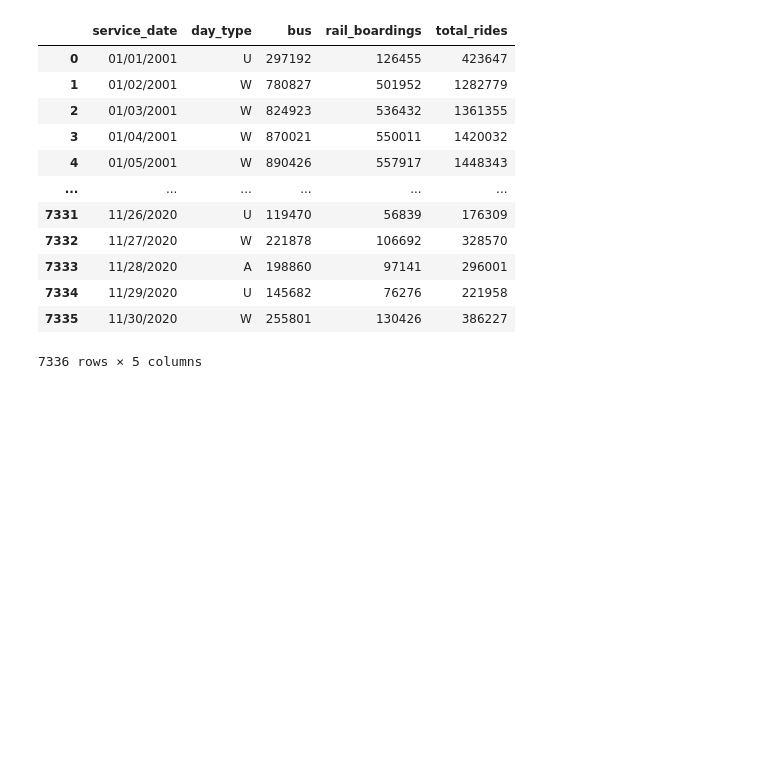
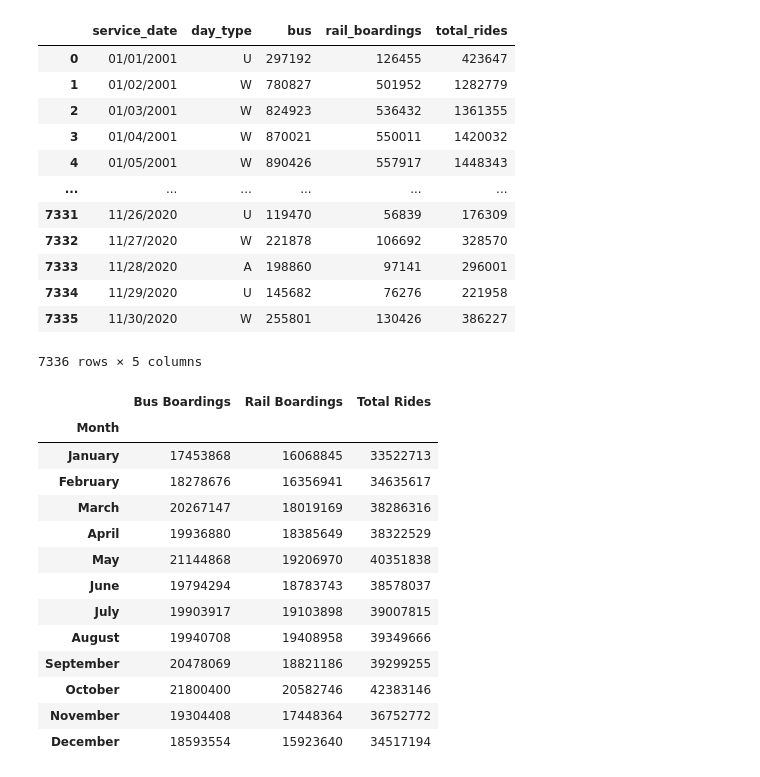
Before and after one commit to Slainte91/COVID-movement, a Jupyter notebook: cta/cta.ipynb, the cells around one changed output. Cells and saved outputs as stored; diff of their text form; code cells hidden in the pictures; blank space fills up the shorter version.

```diff
--- a/cta/cta.ipynb
+++ b/cta/cta.ipynb
@@ -24,24 +24,42 @@ cta_df
 # %%
 #grab 2019 dates
 first_df = cta_df[6636:6879]
 second_df = cta_df[6953:7074]
 
 #merge dataframes
 full_2019 = pd.merge(first_df, second_df, how='outer')
 
 #change service_date column to string for easier manipulation
 full_2019 = full_2019.astype({'service_date':'string'})
 #split service_date column to isolate months
 full_2019.service_date = full_2019.service_date.str.split('/', expand=True)
 #recast service_date as int
 full_2019 = full_2019.astype({'service_date':'int64'})
 #bin and group by month
 month_numbers = [0, 1, 2, 3, 4, 5, 6, 7, 8, 9, 10, 11, 12]
 month_names = ["January", "February", "March", "April", "May", "June", "July", "August", "September", "October", "November", "December"]
 full_2019['Month'] = pd.cut(full_2019['service_date'], month_numbers, labels=month_names)
 month_grouped_2019 = full_2019.groupby(['Month']).sum()
-#drop service_date column
+#drop service_date column, rename columns
 month_grouped_2019 = month_grouped_2019.drop(columns=['service_date'])
+month_grouped_2019 = month_grouped_2019.rename(columns={'bus': 'Bus Boardings',
+                                                        'rail_boardings': 'Rail Boardings',
+                                                       'total_rides': 'Total Rides'})
 month_grouped_2019
+# %% [output]
+|  | Bus Boardings | Rail Boardings | Total Rides |
+| Month |  |  |  |
+| January | 17453868 | 16068845 | 33522713 |
+| February | 18278676 | 16356941 | 34635617 |
+| March | 20267147 | 18019169 | 38286316 |
+| April | 19936880 | 18385649 | 38322529 |
+| May | 21144868 | 19206970 | 40351838 |
+| June | 19794294 | 18783743 | 38578037 |
+| July | 19903917 | 19103898 | 39007815 |
+| August | 19940708 | 19408958 | 39349666 |
+| September | 20478069 | 18821186 | 39299255 |
+| October | 21800400 | 20582746 | 42383146 |
+| November | 19304408 | 17448364 | 36752772 |
+| December | 18593554 | 15923640 | 34517194 |
 # %%
 #make a bar graph of 2019 CTA travel
```
Also changed, not shown: parts of 3 cells of this notebook, 2 other files.
